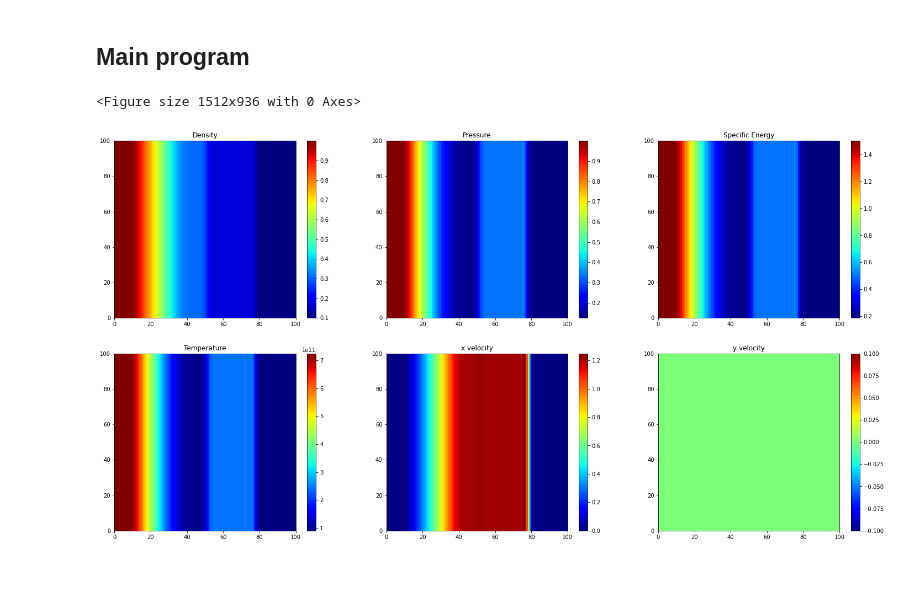
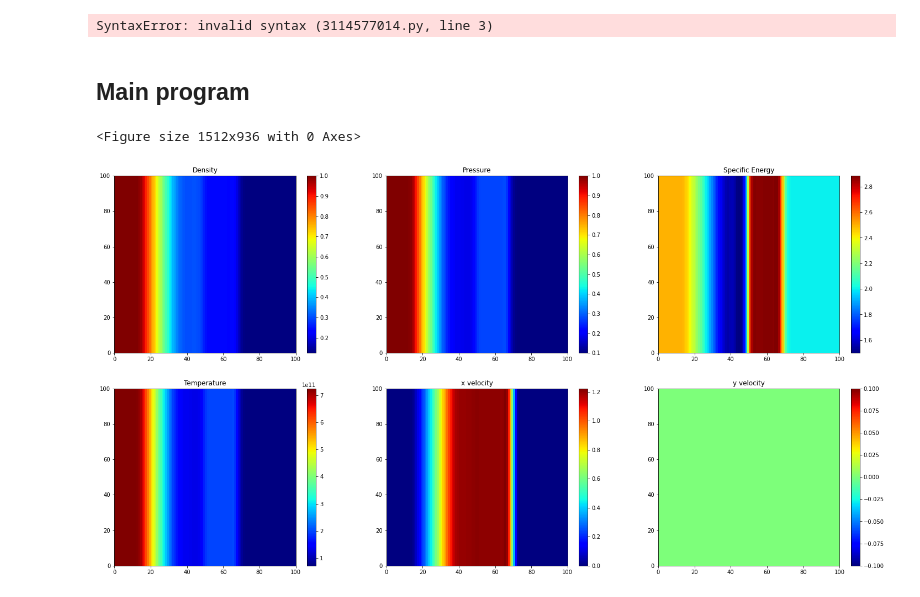
Before and after one commit to changhyun-cho/astrophysics, a Jupyter notebook: hydrodynamics/Testing 2D Hydrocode.ipynb, the cells around one changed output. Drawn from its saved outputs; the diff is of its cells as text; code cells hidden in the pictures.

```diff
--- a/hydrodynamics/Testing 2D Hydrocode.ipynb
+++ b/hydrodynamics/Testing 2D Hydrocode.ipynb
@@ -10,7 +10,7 @@ from matplotlib.animation import FuncAnimation
 #np.set_printoptions(threshold=sys.maxsize)
 # %%
 # Constants
-gamma = 5./3.
+gamma = 1.4 #5./3.
 k_b = 1.380649e-16
 # %%
 # Setting grids
@@ -51,8 +51,8 @@ def fill_ICs(type):
         left = center - 10
         right = center + 10
 
-        rho[ilo:ihi,ilo:ihi] = 0.1
-        P[ilo:ihi,ilo:ihi] = 0.125
+        rho[ilo:ihi,ilo:ihi] = 0.125
+        P[ilo:ihi,ilo:ihi] = 0.1
 
         rho[left:right,left:right] = 1.
         P[left:right,left:right] = 1.
@@ -60,8 +60,8 @@ def fill_ICs(type):
     elif type == "1d shock": # 1d shock tube
         edge = int((nx+2*ng)/3)
 
-        rho[ilo:ihi,ilo:ihi] = 0.1
-        P[ilo:ihi,ilo:ihi] = 0.125
+        rho[ilo:ihi,ilo:ihi] = 0.125
+        P[ilo:ihi,ilo:ihi] = 0.1
 
         rho[:,ilo:edge] = 1.
         P[:,ilo:edge] = 1.
@@ -69,8 +69,8 @@ def fill_ICs(type):
     elif type == "1d shock_r": # 1d shock tube
         edge = int(2*(nx+2*ng)/3)
 
-        rho[ilo:ihi,ilo:ihi] = 0.1
-        P[ilo:ihi,ilo:ihi] = 0.125
+        rho[ilo:ihi,ilo:ihi] = 0.125
+        P[ilo:ihi,ilo:ihi] = 0.1
 
         rho[:,edge:ihi] = 1.
         P[:,edge:ihi] = 1.
@@ -109,7 +109,7 @@ def colormaps():
 
     axis[0,2].pcolormesh(e[ilo:ihi,ilo:ihi]/rho[ilo:ihi,ilo:ihi], cmap=plt.cm.jet, vmin=np.min(e/rho), vmax=np.max(e/rho))
     axis[0,2].set_title('Specific Energy')
-    fig.colorbar(axis[0,2].pcolormesh(e[ilo:ihi,ilo:ihi], cmap=plt.cm.jet, vmin=np.min(e), vmax=np.max(e)), ax=axis[0, 2])
+    fig.colorbar(axis[0,2].pcolormesh(e[ilo:ihi,ilo:ihi]/rho[ilo:ihi,ilo:ihi], cmap=plt.cm.jet, vmin=np.min(e/rho), vmax=np.max(e/rho)), ax=axis[0, 2])
 
     axis[1,0].pcolormesh(T[ilo:ihi,ilo:ihi], cmap=plt.cm.jet, vmin=np.min(T), vmax=np.max(T))
     axis[1,0].set_title('Temperature')
@@ -190,7 +190,7 @@ def timestep():
     apply_BCs(du)
     apply_BCs(dw)
 
-    q = 2. #2. #1. # must be equal to the viscosity parameter
+    q = 3. #2. #1. # must be equal to the viscosity parameter
     cs = np.sqrt(np.abs(gamma*P/rho))
     C0 = 0.5
     dt_1 = dx/(cs+np.abs(u)) #1/cs*np.min(dx,dy)
@@ -647,3 +647,35 @@ def evolution_1d(tmax):
         total_plots()
         plt.pause(0.1)#total_plots()
 #plt.pause(0.1)
+# %%
+## practice radiation transport consider only vertical way
+
+cv = ?
+a = ?
+c = ?
+
+D[k,j] =
+gamma[k,j] =
+
+
+kappa = 0.1
+T[k,j] -= dt/(rho[k,j]*cv)
+
+R[k,j] = 4./((T[k,j]+T[k-1,j]/2.)*(rho[k,j]+rho[k-1,j]/2.)*kappa)*(T[k,j]-T[k-1,j])/dy
+
+lamda[k,j] = (2.+R[k,j])/(6.+3.*R[k,j]+R[k,j]*R[k,j])
+
+
+# just one index would be enough for the matrix
+A = gamma/(dy*dy)
+B = 1. - (D[k+1,j]+D[k,j])*gamma/(dy*dy)
+C = gamma*D[k+1,j]/(dy*dy)
+
+
+# make a tridiagonal matrix
+
+MATRX * T_NEW = T_OLD
+
+#then now I can solve it using the matrix solver
+# %% [output]
+SyntaxError: invalid syntax (3114577014.py, line 3)
@@ -653,35 +705,35 @@ def evolution_1d(tmax):
 # setup the grid
 setup_grid()
 
 fill_ICs(type="1d shock") #1+1d shock
-tmax = 200
+tmax = 300
 #evolution_2d(tmax)
 #evolution_1d(tmax)
 
 for i in range(tmax):
 
     timestep()
 #    print(dt)
 
     #solve_source()
     s_update_velocity()
     s_update_energy()
     s_apply_artificial_viscosity()
 
     #solve_advection()
     ad_obtain_avg()
     ad_update_density()
     ad_update_energy()
     ad_get_momentum()
     ad_update_momentum()
     ad_update_velocity()
     ad_update_temperature()
 
 colormaps()
 #total_plots()
 # %% [output]
 <Figure size 1512x936 with 0 Axes>
-[figure, old version]
+[figure, new version]
 # %%
 total_plots()
 # %% [output]
```
Also changed, not shown: parts of 2 cells of this notebook.
